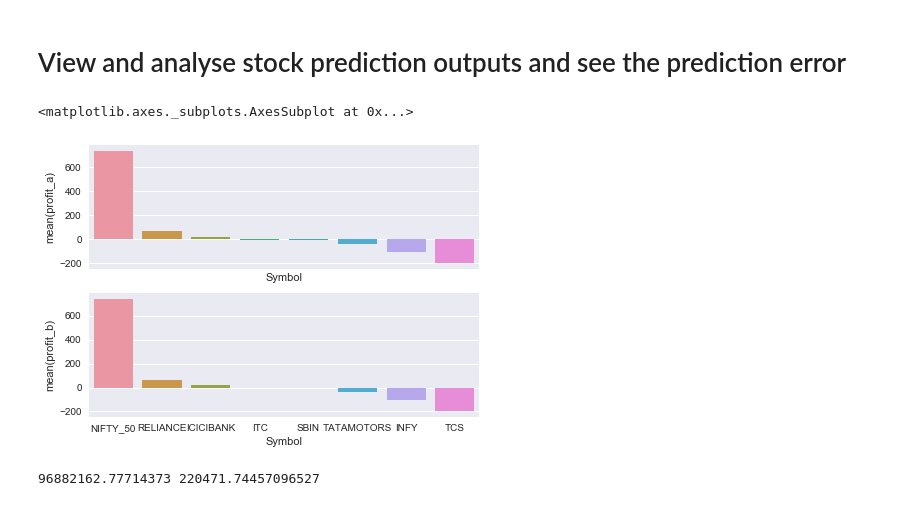
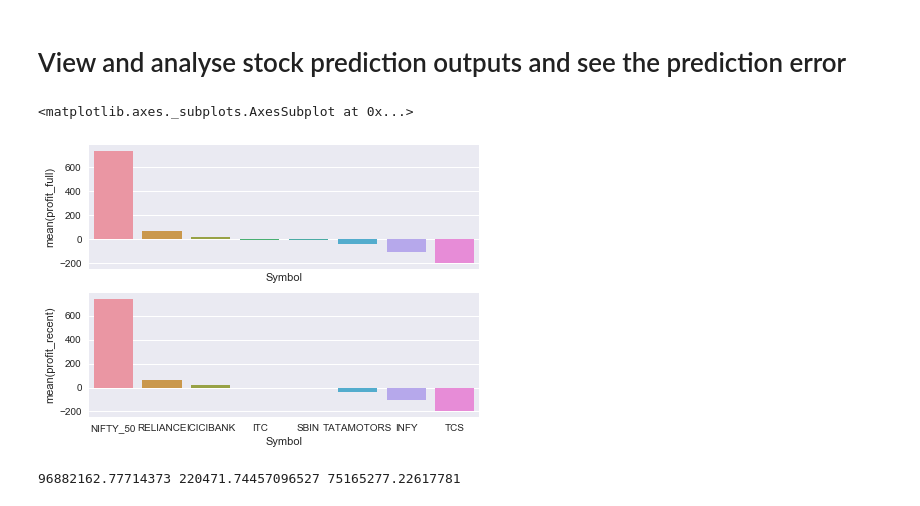
Before and after one commit to tildekarthik/stock_analysis, a Jupyter notebook: code/stock_data_visualization.ipynb, the cells around one changed output. Drawn from its saved outputs; the diff is of its cells as text; code cells hidden in the pictures.

Commit message:
trying without any diff or ewm

```diff
--- a/code/stock_data_visualization.ipynb
+++ b/code/stock_data_visualization.ipynb
@@ -138,15 +138,15 @@ df = pd.read_csv('no_features_stocks10.csv')
 #sum_by = 'correct'
 sum_by = 'profit'
 a = df.groupby("Symbol").sum().sort_values(by=sum_by,ascending=False)
-b = df[df['Date']>'2019-01-01'].groupby("Symbol").sum().sort_values(by=sum_by,ascending=False)
-c = a.loc[:,[sum_by]].join(b.loc[:,[sum_by]],lsuffix='_a',rsuffix='_b')
+b = df[df['Date']>'2019-03-01'].groupby("Symbol").sum().sort_values(by=sum_by,ascending=False)
+c = a.loc[:,[sum_by]].join(b.loc[:,[sum_by]],lsuffix='_full',rsuffix='_recent')
 # %%
 # Set up the matplotlib figure
 f, (ax1, ax2) = plt.subplots(2, 1, figsize=(7, 5), sharex=True)
-sns.barplot(y=sum_by+'_a',data=c,x=c.index,ax=ax1)
-sns.barplot(y=sum_by+'_b',data=c,x=c.index,ax=ax2)
+sns.barplot(y=sum_by+'_full',data=c,x=b.index,ax=ax1)
+sns.barplot(y=sum_by+'_recent',data=c,x=c.index,ax=ax2)
 # %% [output]
 <matplotlib.axes._subplots.AxesSubplot at 0x...>
-[figure, old version]
+[figure, new version]
 # %%
 df_no_features = pd.read_csv('no_features_stocks10.csv')
@@ -156,6 +158,6 @@ df_ewm['error'] = (df_ewm['pred']-df_ewm['y']).apply(np.square)
 # %%
-print (df_ewm['error'].sum(),df_no_features['error'].sum())
+print (df_ewm['error'].sum(),df_no_features['error'].sum(), df_diff['error'].sum())
 # %% [output]
-96882162.77714373 220471.74457096527
+96882162.77714373 220471.74457096527 75165277.22617781
 # %%
 a=df_ewm.groupby('Symbol')['error'].sum()
```
Also changed, not shown: parts of 9 cells of this notebook, 3 other files.
